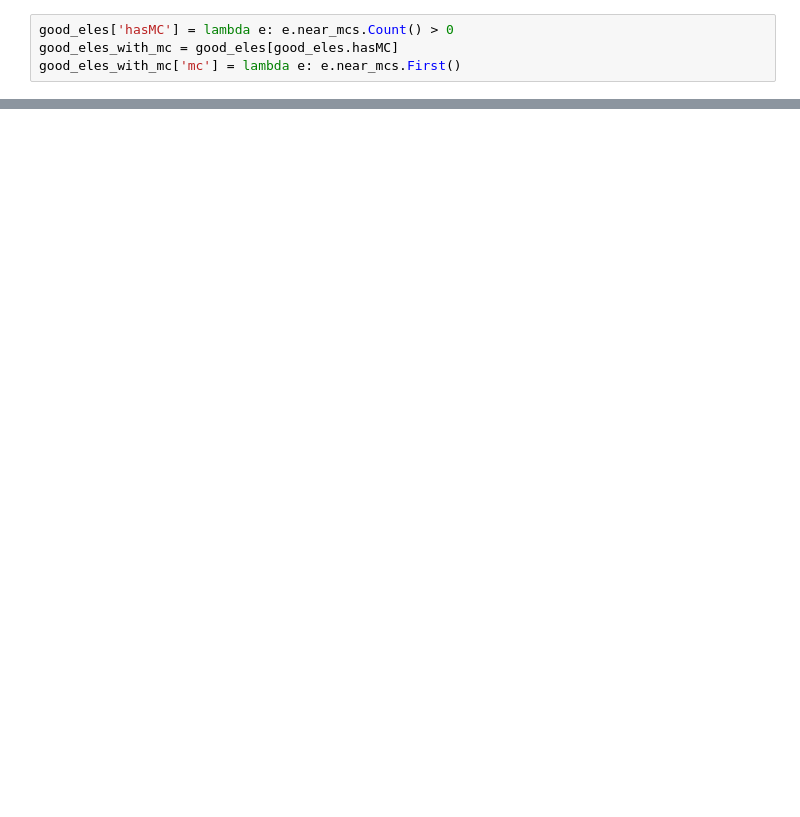
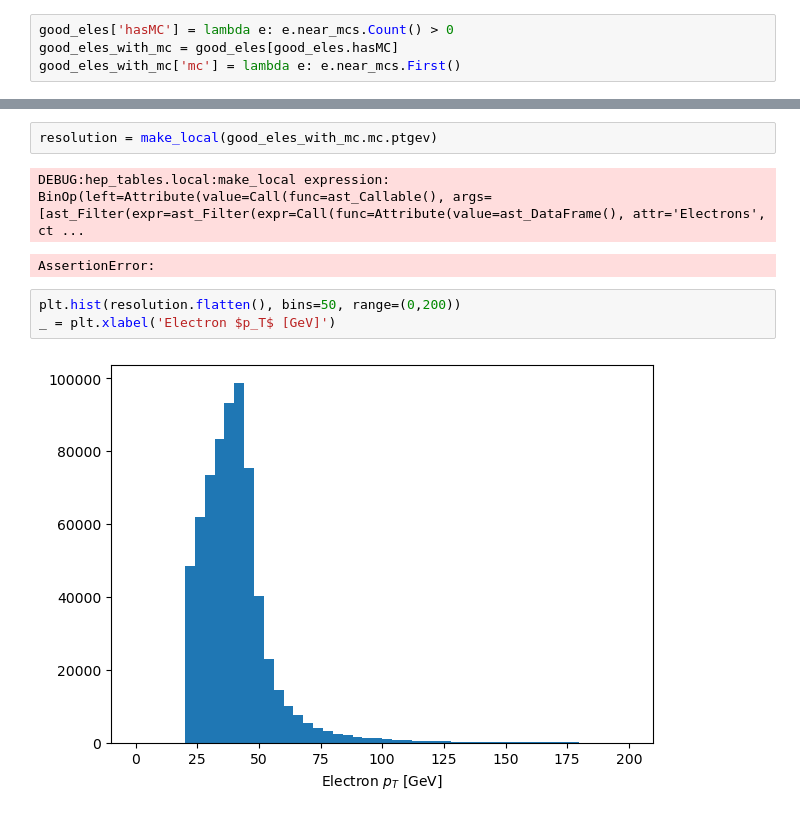
Before and after one commit to gordonwatts/hep_tables, a Jupyter notebook: notebooks/04 - Multiple Objects.ipynb, the cells around one changed output, grey strips where cells are left out. Drawn from its saved outputs; the diff is of its cells as text; blank space fills up the shorter version.

```diff
--- a/notebooks/04 - Multiple Objects.ipynb
+++ b/notebooks/04 - Multiple Objects.ipynb
@@ -151,0 +170,10 @@ pts_with = make_local(good_eles[good_eles.hasMC].pt)
+# %%
+resolution = make_local(good_eles_with_mc.mc.ptgev)
+# %% [output]
+DEBUG:hep_tables.local:make_local expression: BinOp(left=Attribute(value=Call(func=ast_Callable(), args=[ast_Filter(expr=ast_Filter(expr=Call(func=Attribute(value=ast_DataFrame(), attr='Electrons', ct ...
+AssertionError:
+# %%
+plt.hist(resolution.flatten(), bins=50, range=(0,200))
+_ = plt.xlabel('Electron $p_T$ [GeV]')
+# %% [output]
+[figure, added]
```
Also changed, not shown: parts of 11 cells of this notebook.
